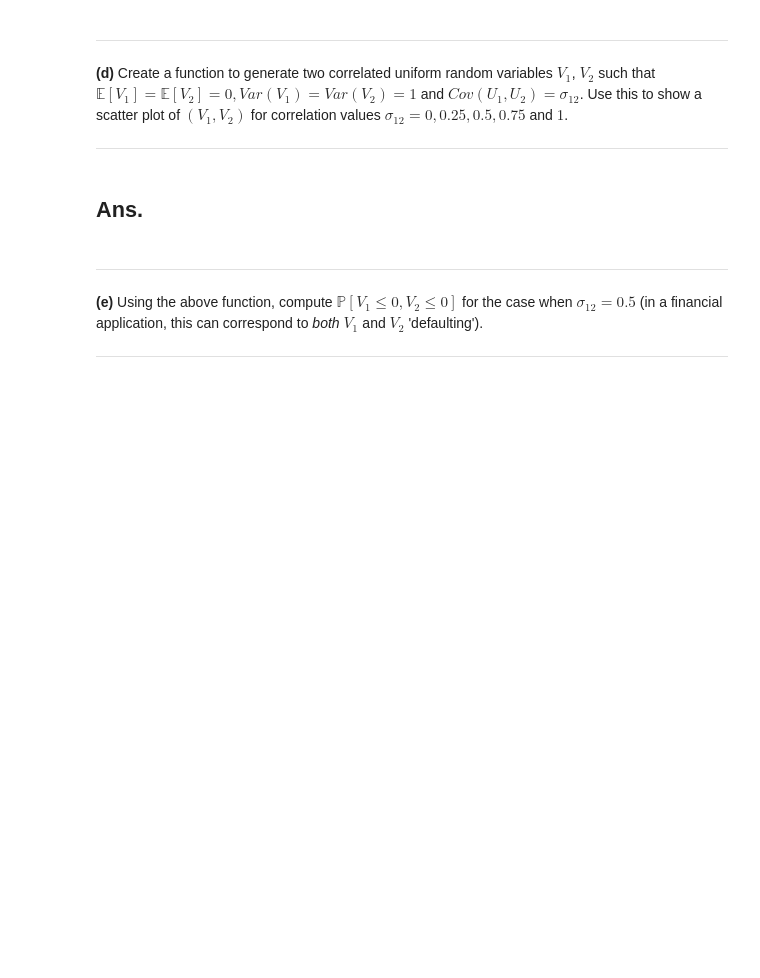
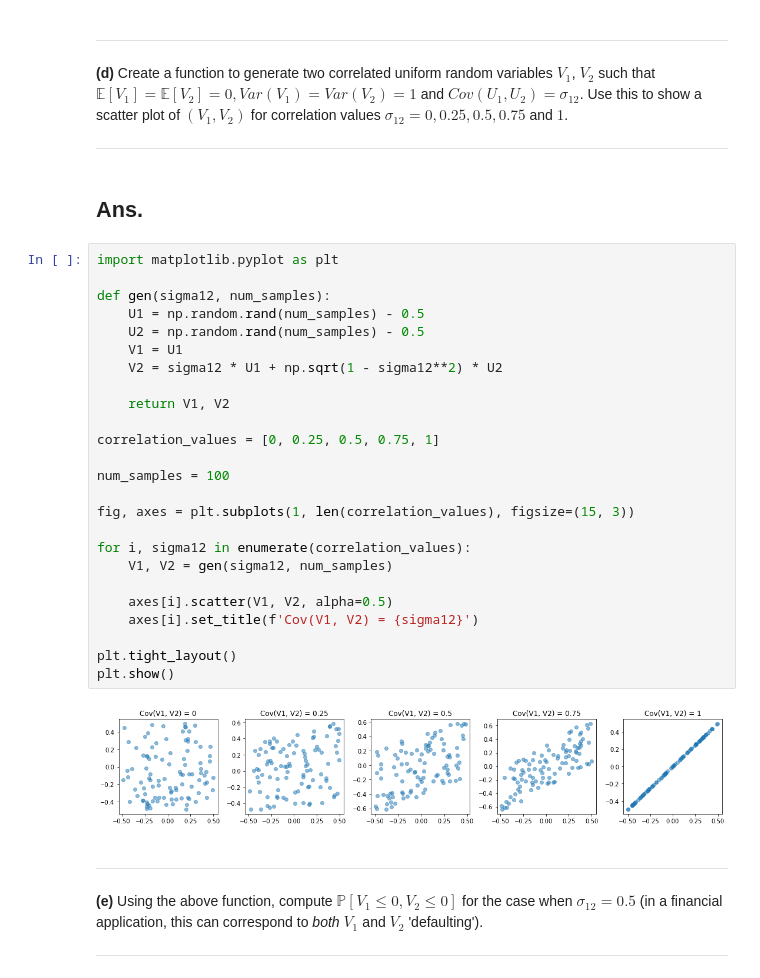
Before and after one commit to snb55/Simulation-Project-2, a Jupyter notebook: HW4.ipynb, the cells around one changed output. Drawn from its saved outputs; the diff is of its cells as text; blank space fills up the shorter version.

```diff
--- a/HW4.ipynb
+++ b/HW4.ipynb
@@ -109,6 +211,33 @@ ___
 ___
 # %% [markdown]
 ## Ans.
+# %%
+import matplotlib.pyplot as plt
+
+def gen(sigma12, num_samples):
+    U1 = np.random.rand(num_samples) - 0.5
+    U2 = np.random.rand(num_samples) - 0.5
+    V1 = U1
+    V2 = sigma12 * U1 + np.sqrt(1 - sigma12**2) * U2
+
+    return V1, V2
+
+correlation_values = [0, 0.25, 0.5, 0.75, 1]
+
+num_samples = 100
+
+fig, axes = plt.subplots(1, len(correlation_values), figsize=(15, 3))
+
+for i, sigma12 in enumerate(correlation_values):
+    V1, V2 = gen(sigma12, num_samples)
+
+    axes[i].scatter(V1, V2, alpha=0.5)
+    axes[i].set_title(f'Cov(V1, V2) = {sigma12}')
+
+plt.tight_layout()
+plt.show()
+# %% [output]
+[figure, added]
 # %% [markdown]
 ___
 
```
Also changed, not shown: parts of 25 cells of this notebook.
